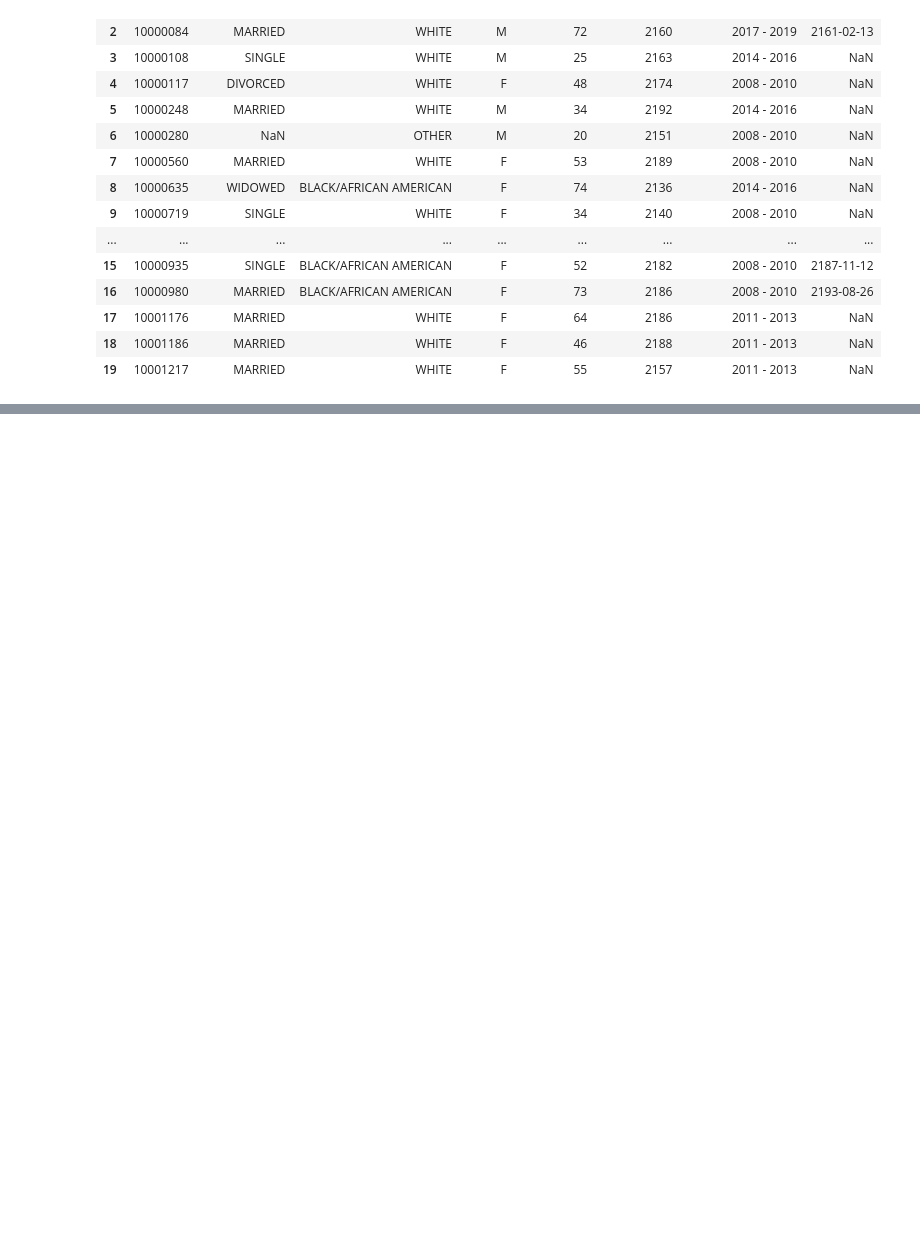
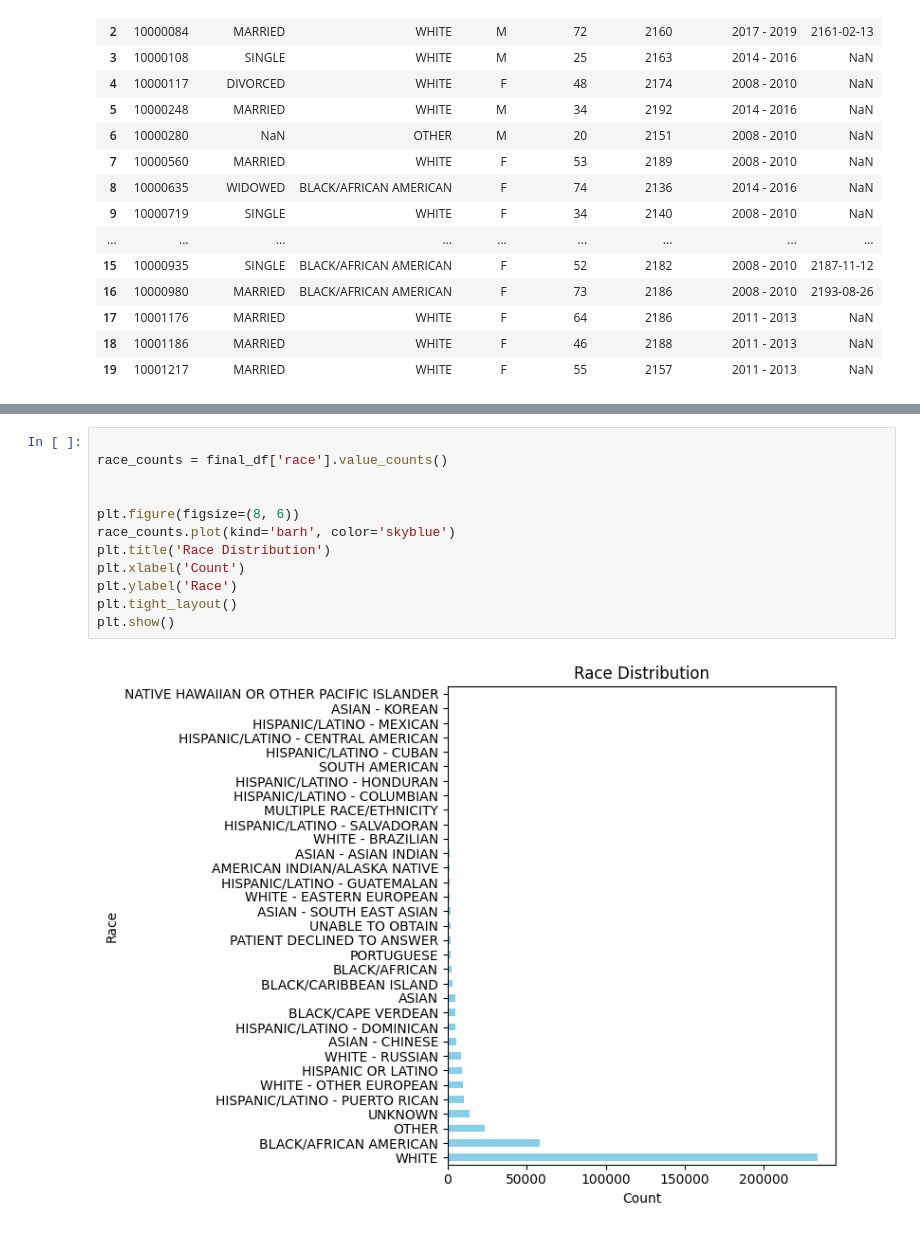
Before and after one commit to Adibvafa/RadioCare, a Jupyter notebook: aieng_template/data_pipeline.ipynb, the cells around one changed output, grey strips where cells are left out. Cells and saved outputs as stored; diff of their text form; blank space fills up the shorter version.

```diff
--- a/aieng_template/data_pipeline.ipynb
+++ b/aieng_template/data_pipeline.ipynb
@@ -130,0 +148,14 @@ final_df.head(20)
+# %%
+
+race_counts = final_df['race'].value_counts()
+
+
+plt.figure(figsize=(8, 6))
+race_counts.plot(kind='barh', color='skyblue')
+plt.title('Race Distribution')
+plt.xlabel('Count')
+plt.ylabel('Race')
+plt.tight_layout()
+plt.show()
+# %% [output]
+[figure, added]
```
Also changed, not shown: parts of 5 cells of this notebook.
